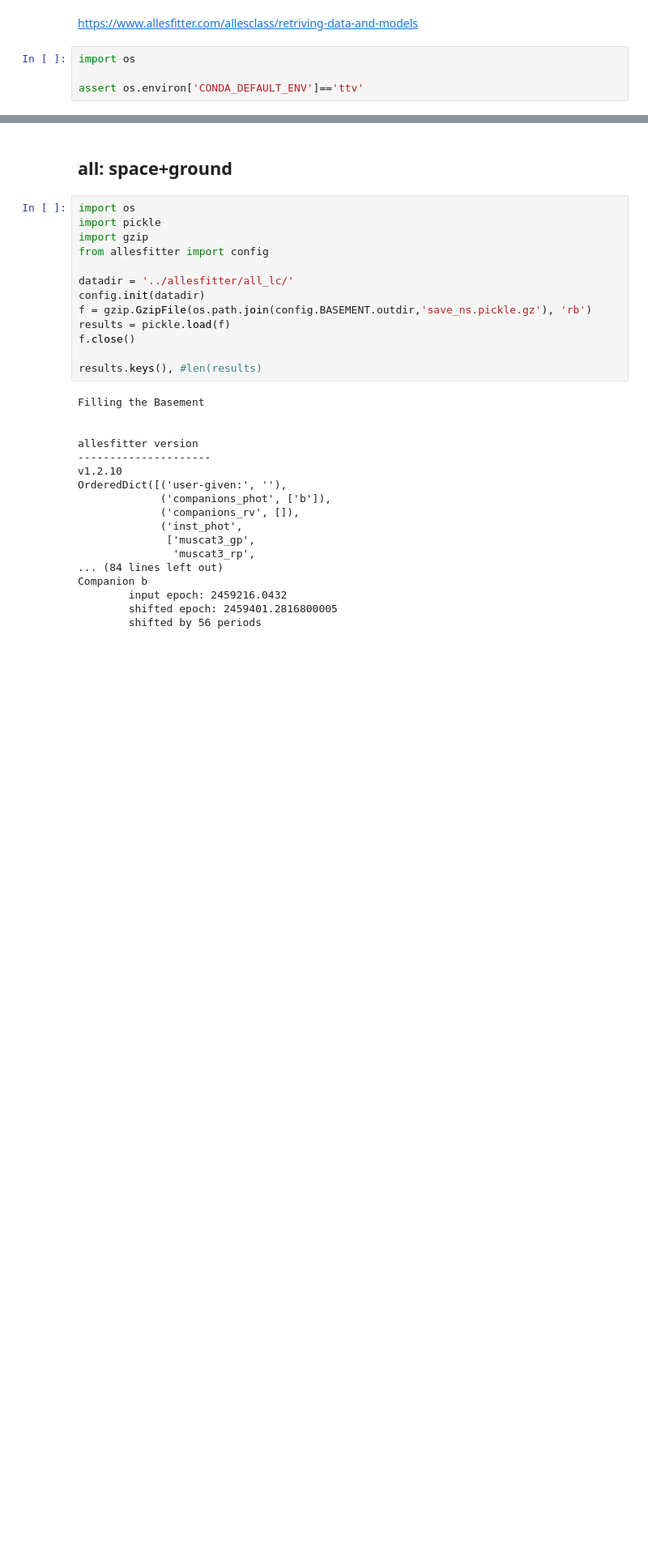
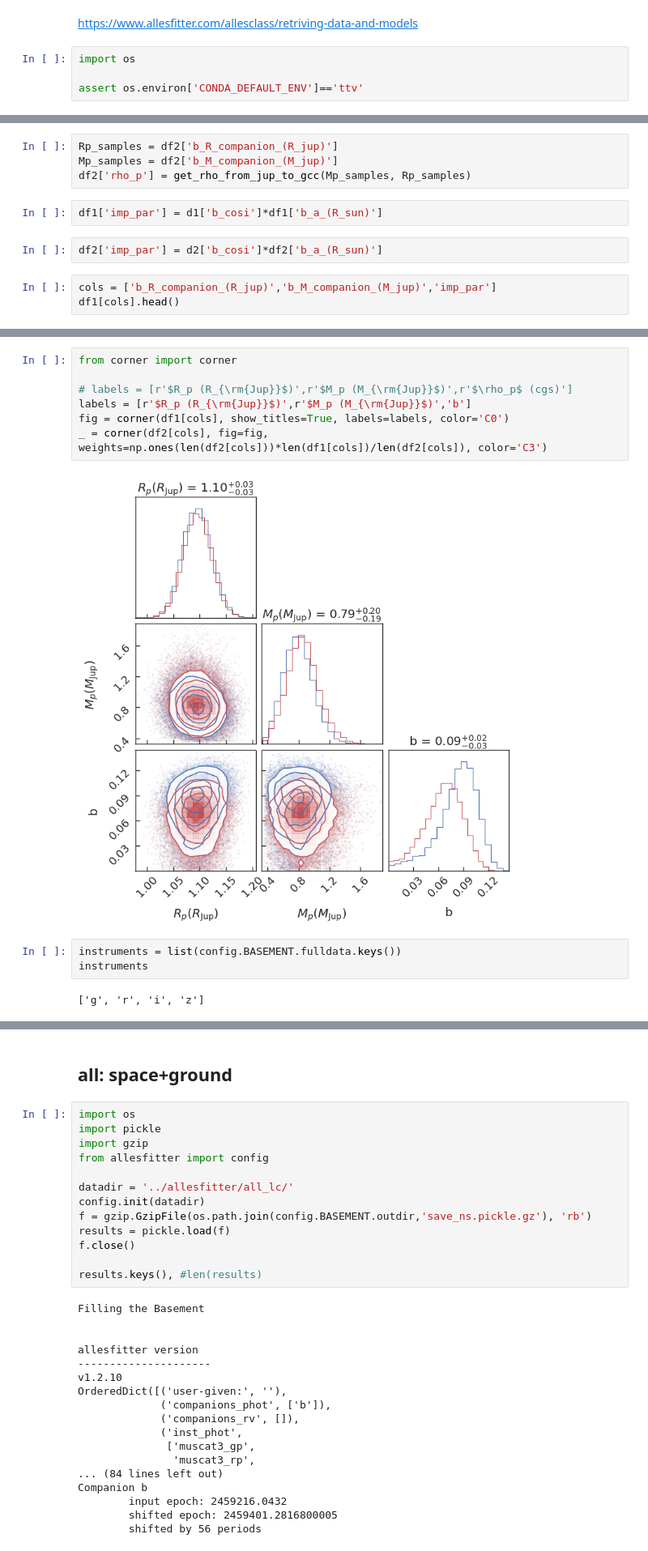
Before and after one commit to jpdeleon/toi5671, a Jupyter notebook: notebooks/allesfit_transit_results.ipynb, the cells around one changed output, grey strips where cells are left out. Shown at 81% size. Cells and saved outputs as stored; diff of their text form; blank space fills up the shorter version.

```diff
--- a/notebooks/allesfit_transit_results.ipynb
+++ b/notebooks/allesfit_transit_results.ipynb
@@ -6,0 +418,11 @@ assert os.environ['CONDA_DEFAULT_ENV']=='ttv'
+# %%
+Rp_samples = df2['b_R_companion_(R_jup)']
+Mp_samples = df2['b_M_companion_(M_jup)']
+df2['rho_p'] = get_rho_from_jup_to_gcc(Mp_samples, Rp_samples)
+# %%
+df1['imp_par'] = d1['b_cosi']*df1['b_a_(R_sun)']
+# %%
+df2['imp_par'] = d2['b_cosi']*df2['b_a_(R_sun)']
+# %%
+cols = ['b_R_companion_(R_jup)','b_M_companion_(M_jup)','imp_par']
+df1[cols].head()
@@ -6,0 +436,14 @@ assert os.environ['CONDA_DEFAULT_ENV']=='ttv'
+# %%
+from corner import corner
+
+# labels = [r'$R_p (R_{\rm{Jup}}$)',r'$M_p (M_{\rm{Jup}}$)',r'$\rho_p$ (cgs)']
+labels = [r'$R_p (R_{\rm{Jup}}$)',r'$M_p (M_{\rm{Jup}}$)','b']
+fig = corner(df1[cols], show_titles=True, labels=labels, color='C0')
+_ = corner(df2[cols], fig=fig, weights=np.ones(len(df2[cols]))*len(df1[cols])/len(df2[cols]), color='C3')
+# %% [output]
+[figure, added]
+# %%
+instruments = list(config.BASEMENT.fulldata.keys())
+instruments
+# %% [output]
+['g', 'r', 'i', 'z']
```
Also changed, not shown: parts of 57 cells of this notebook, 55 other files.
